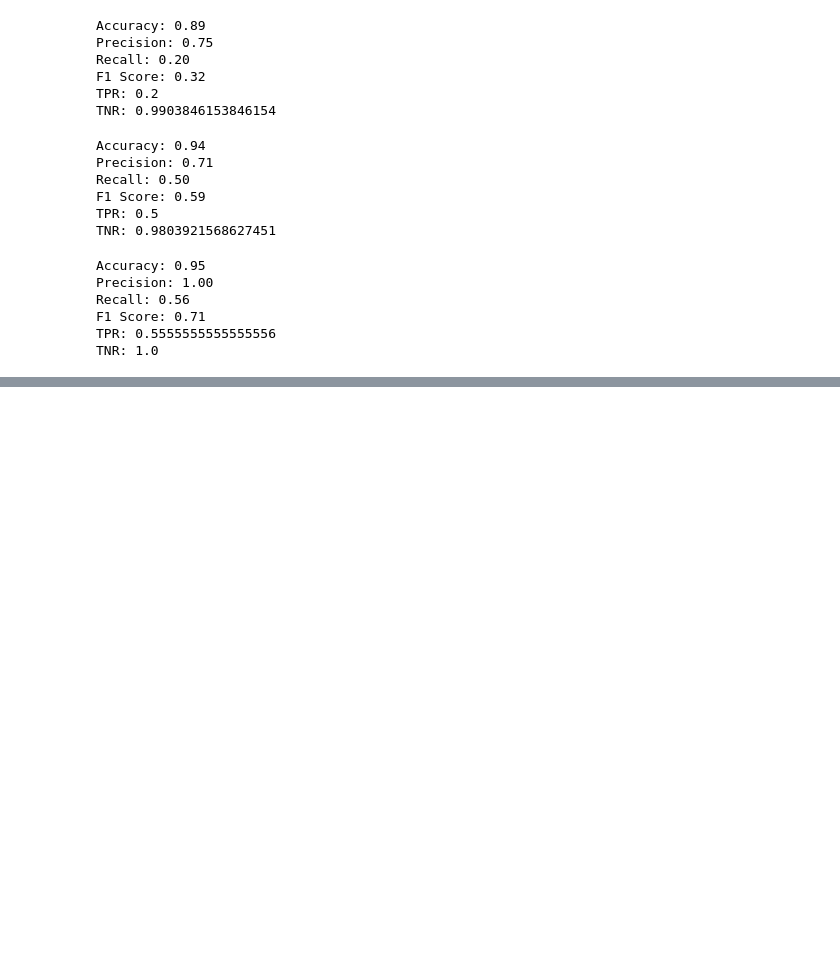
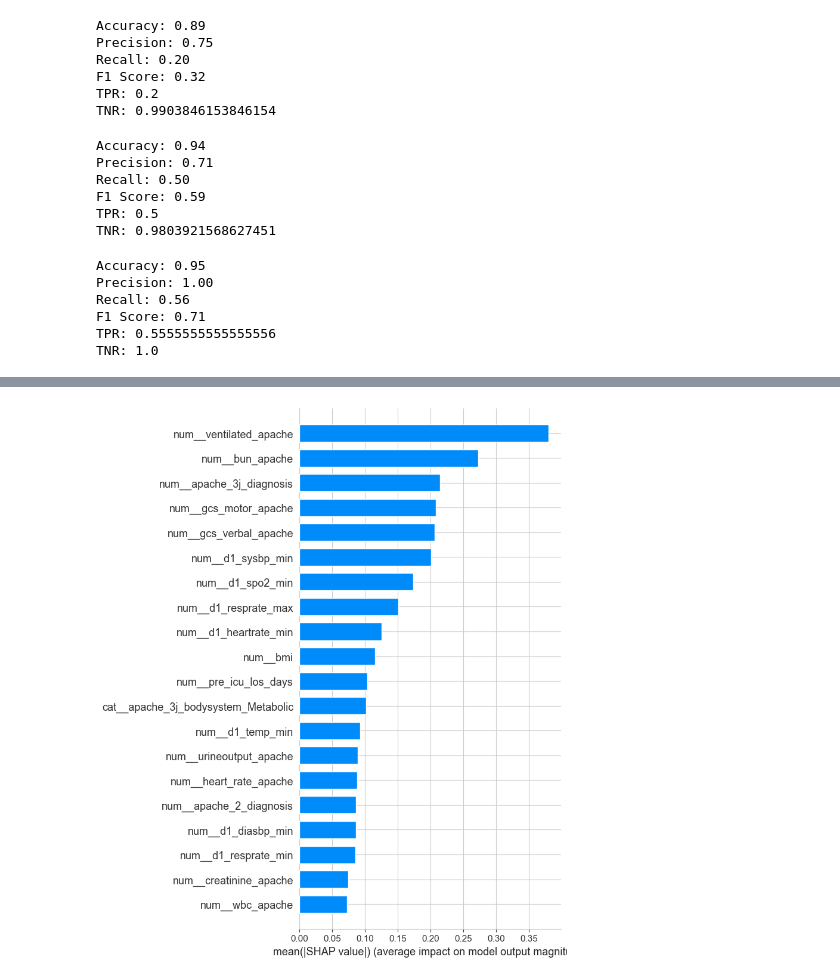
Before and after one commit to constantin-kuehne/ResponsibleDataScience, a Jupyter notebook: 2IX30 Assignment - Evaluation.ipynb, the cells around one changed output, grey strips where cells are left out. Drawn from its saved outputs; the diff is of its cells as text; code cells hidden in the pictures; blank space fills up the shorter version.

```diff
--- a/2IX30 Assignment - Evaluation.ipynb
+++ b/2IX30 Assignment - Evaluation.ipynb
@@ -498,0 +533,4 @@ TNR: 1.0
+# %%
+shap.summary_plot(shap_values, X_test, plot_type="bar")
+# %% [output]
+[figure, added]
```
Also changed, not shown: parts of 29 cells of this notebook.
